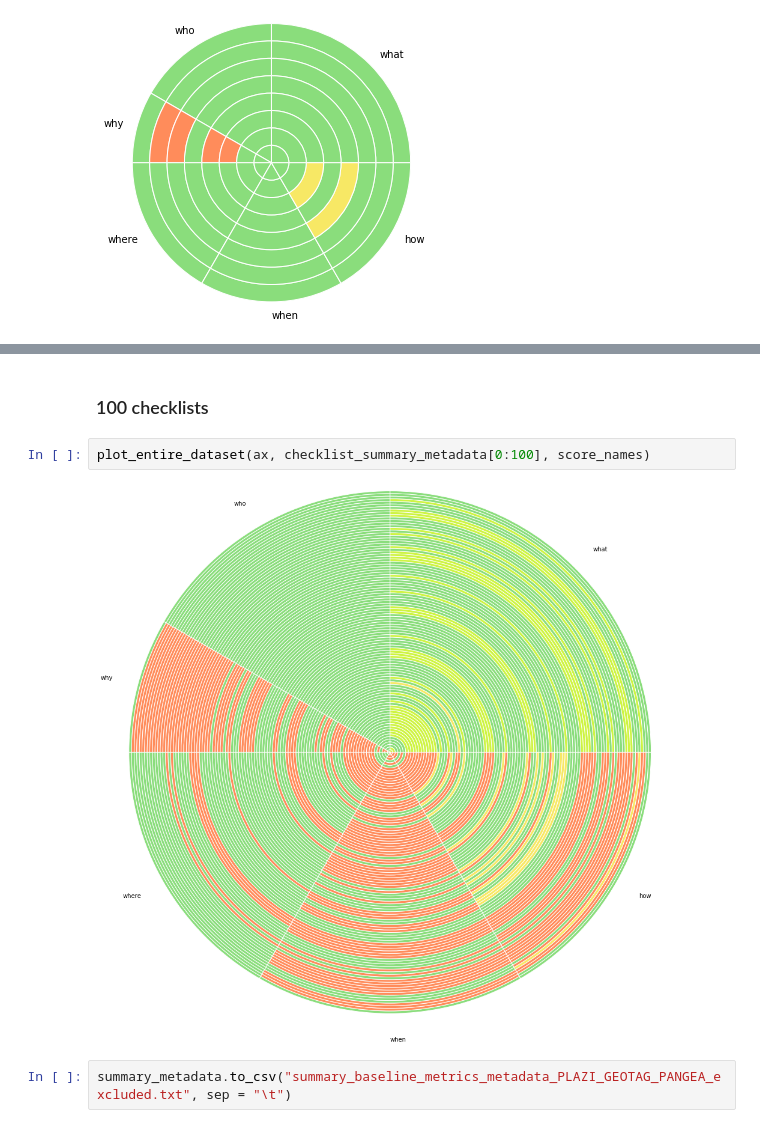
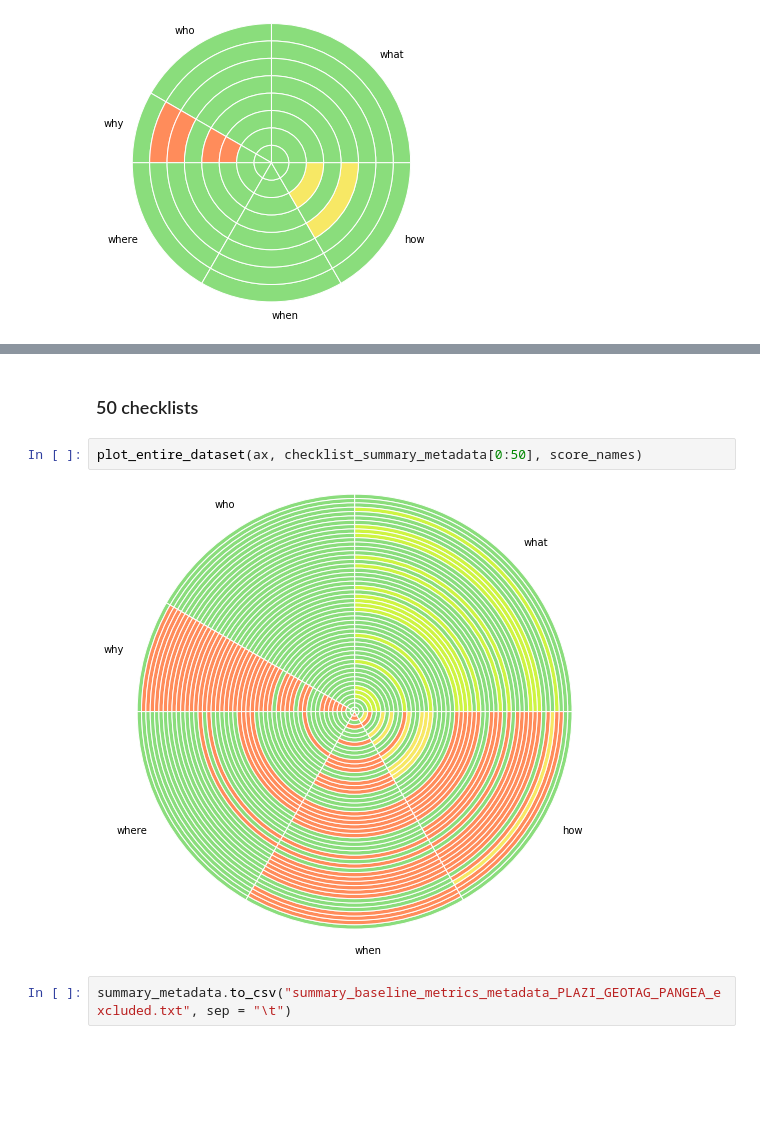
Before and after one commit to gbif/data-products, a Jupyter notebook: metadata/baseline_metrics_metadata_all_dataset_NO_plazi_geotag_pangea.ipynb, the cells around one changed output, grey strips where cells are left out. Saved outputs shown, nothing was run; the diff lists cells and outputs as text; blank space fills up the shorter version.

```diff
--- a/metadata/baseline_metrics_metadata_all_dataset_NO_plazi_geotag_pangea.ipynb
+++ b/metadata/baseline_metrics_metadata_all_dataset_NO_plazi_geotag_pangea.ipynb
@@ -118,8 +118,8 @@ plot_entire_dataset(ax, other_summary_metadata[0:100], score_names)
 # %% [markdown]
-### 100 checklists
+### 50 checklists
 # %%
-plot_entire_dataset(ax, checklist_summary_metadata[0:100], score_names)
+plot_entire_dataset(ax, checklist_summary_metadata[0:50], score_names)
 # %% [output]
-[figure, old version]
+[figure, new version]
 # %%
 summary_metadata.to_csv("summary_baseline_metrics_metadata_PLAZI_GEOTAG_PANGEA_excluded.txt", sep = "\t")
```
Also changed, not shown: parts of 2 cells of this notebook.
